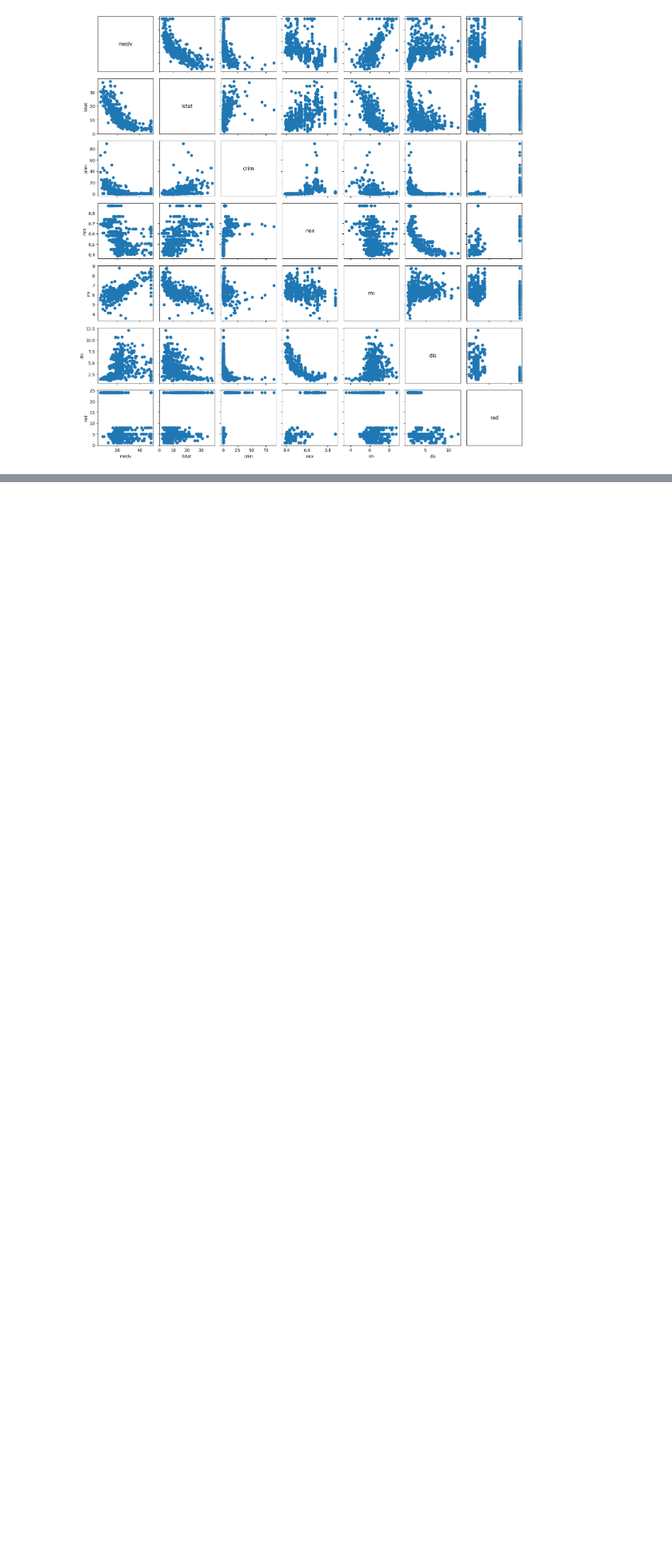
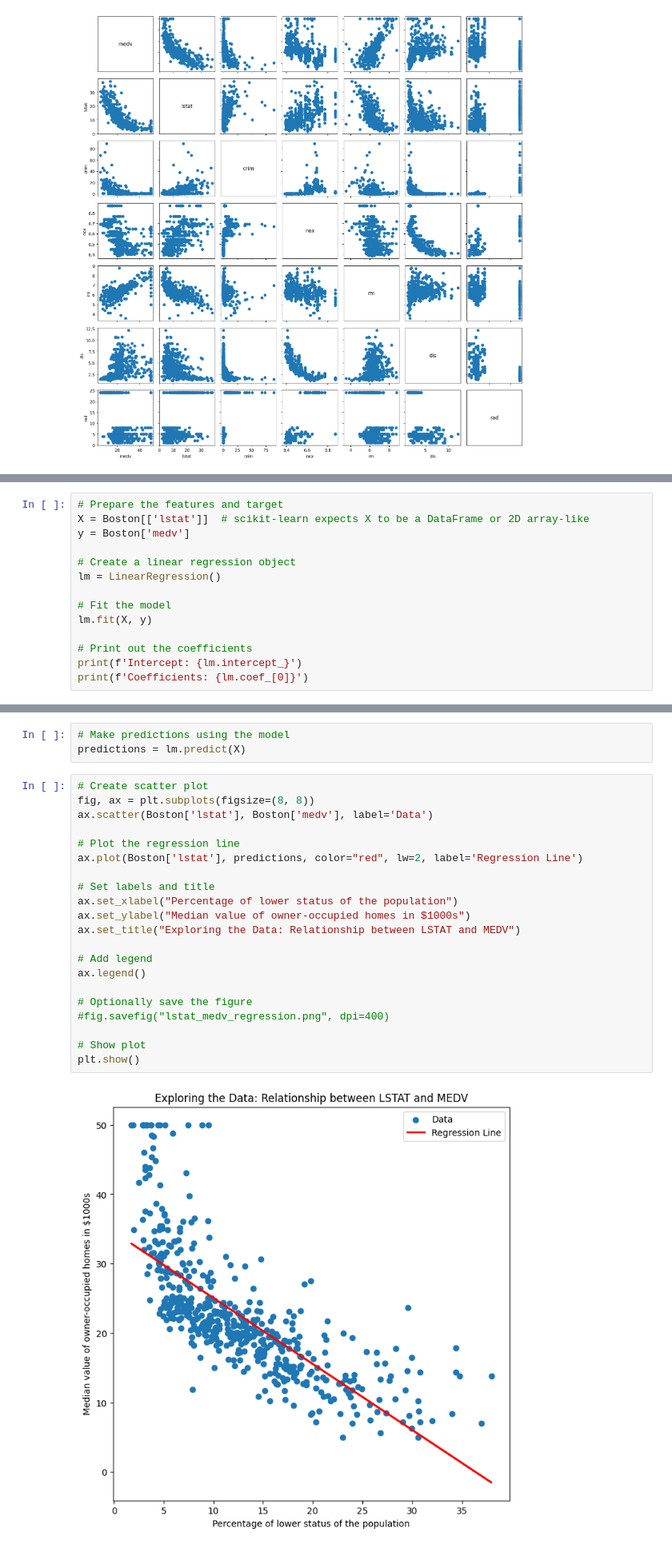
Before and after one commit to saharnazb/DataAnalytics, a Jupyter notebook: PredictiveAnalytics.ipynb, the cells around one changed output, grey strips where cells are left out. Shown: that part at 80% size. Drawn from its saved outputs; the diff is of its cells as text; blank space fills up the shorter version.

```diff
--- a/PredictiveAnalytics.ipynb
+++ b/PredictiveAnalytics.ipynb
@@ -281,0 +359,14 @@ $$\hat \beta_0 = \bar y - \hat \beta_1 \bar x$$
+# %%
+# Prepare the features and target
+X = Boston[['lstat']]  # scikit-learn expects X to be a DataFrame or 2D array-like
+y = Boston['medv']
+
+# Create a linear regression object
+lm = LinearRegression()
+
+# Fit the model
+lm.fit(X, y)
+
+# Print out the coefficients
+print(f'Intercept: {lm.intercept_}')
+print(f'Coefficients: {lm.coef_[0]}')
@@ -281,0 +376,26 @@ $$\hat \beta_0 = \bar y - \hat \beta_1 \bar x$$
+# %%
+# Make predictions using the model
+predictions = lm.predict(X)
+# %%
+# Create scatter plot
+fig, ax = plt.subplots(figsize=(8, 8))
+ax.scatter(Boston['lstat'], Boston['medv'], label='Data')
+
+# Plot the regression line
+ax.plot(Boston['lstat'], predictions, color="red", lw=2, label='Regression Line')
+
+# Set labels and title
+ax.set_xlabel("Percentage of lower status of the population")
+ax.set_ylabel("Median value of owner-occupied homes in $1000s")
+ax.set_title("Exploring the Data: Relationship between LSTAT and MEDV")
+
+# Add legend
+ax.legend()
+
+# Optionally save the figure
+#fig.savefig("lstat_medv_regression.png", dpi=400)
+
+# Show plot
+plt.show()
+# %% [output]
+[figure, added]
```
Also changed, not shown: parts of 16 cells of this notebook.
